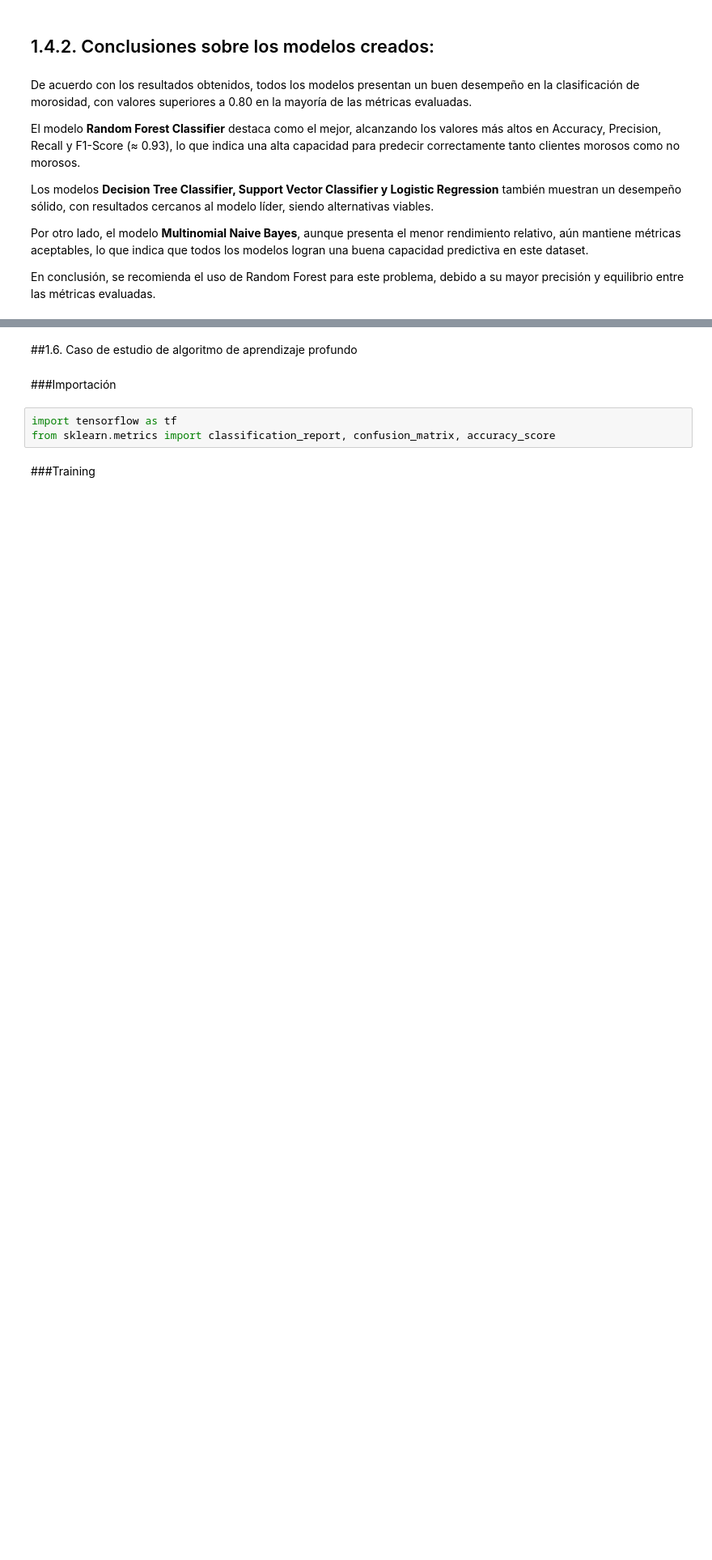
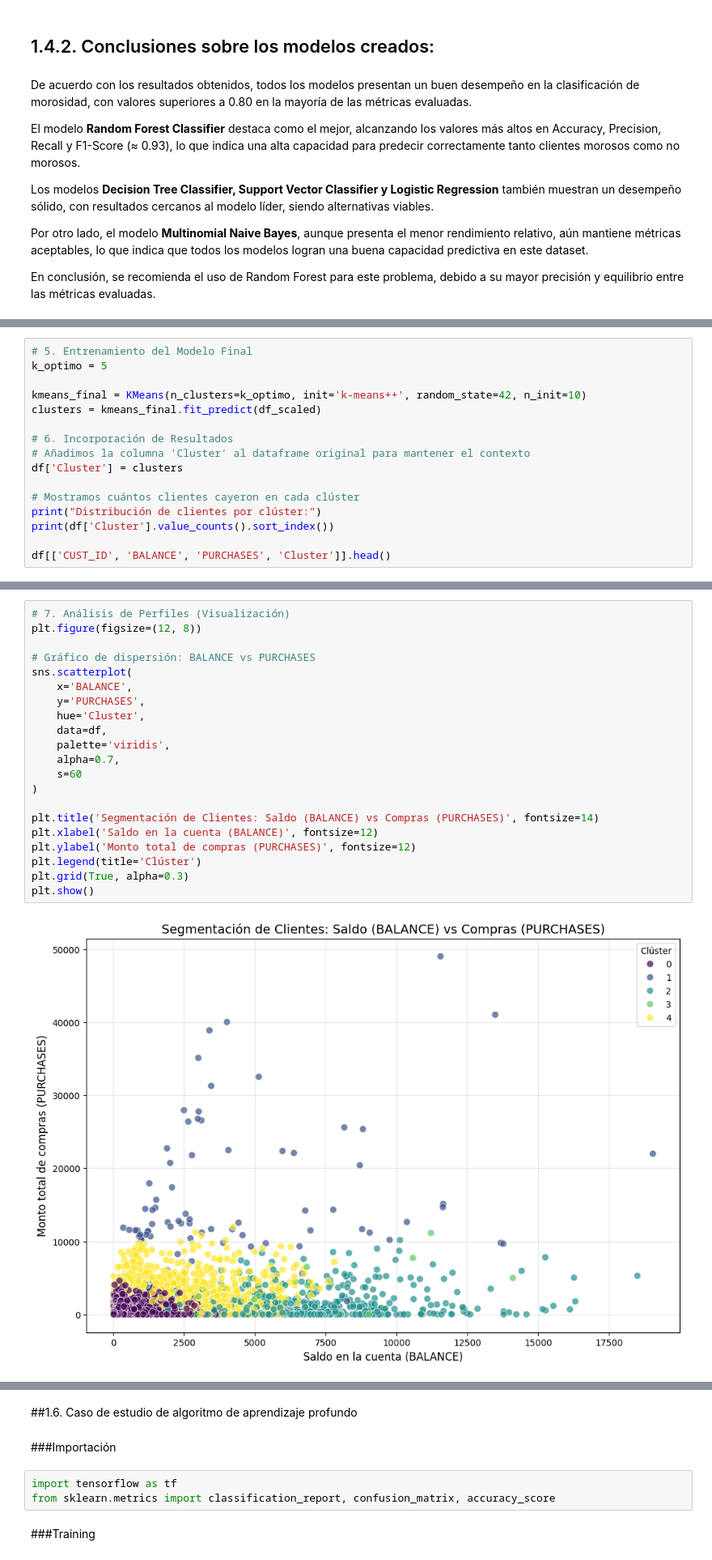
Before and after one commit to jossrc/TP_AnalItica_Datos_Sistemas_Predictivos, a Jupyter notebook: TF_Analitica_de_Datos_y_SP.ipynb, the cells around one changed output, grey strips where cells are left out. Shown at 81% size. Cells and saved outputs as stored; diff of their text form; blank space fills up the shorter version.

```diff
--- a/TF_Analitica_de_Datos_y_SP.ipynb
+++ b/TF_Analitica_de_Datos_y_SP.ipynb
@@ -511,0 +623,16 @@ En conclusión, se recomienda el uso de Random Forest para este problema, debido
+# %%
+# 5. Entrenamiento del Modelo Final
+k_optimo = 5
+
+kmeans_final = KMeans(n_clusters=k_optimo, init='k-means++', random_state=42, n_init=10)
+clusters = kmeans_final.fit_predict(df_scaled)
+
+# 6. Incorporación de Resultados
+# Añadimos la columna 'Cluster' al dataframe original para mantener el contexto
+df['Cluster'] = clusters
+
+# Mostramos cuántos clientes cayeron en cada clúster
+print("Distribución de clientes por clúster:")
+print(df['Cluster'].value_counts().sort_index())
+
+df[['CUST_ID', 'BALANCE', 'PURCHASES', 'Cluster']].head()
@@ -511,0 +656,23 @@ En conclusión, se recomienda el uso de Random Forest para este problema, debido
+# %%
+# 7. Análisis de Perfiles (Visualización)
+plt.figure(figsize=(12, 8))
+
+# Gráfico de dispersión: BALANCE vs PURCHASES
+sns.scatterplot(
+    x='BALANCE',
+    y='PURCHASES',
+    hue='Cluster',
+    data=df,
+    palette='viridis',
+    alpha=0.7,
+    s=60
+)
+
+plt.title('Segmentación de Clientes: Saldo (BALANCE) vs Compras (PURCHASES)', fontsize=14)
+plt.xlabel('Saldo en la cuenta (BALANCE)', fontsize=12)
+plt.ylabel('Monto total de compras (PURCHASES)', fontsize=12)
+plt.legend(title='Clúster')
+plt.grid(True, alpha=0.3)
+plt.show()
+# %% [output]
+[figure, added]
```
Also changed, not shown: parts of 15 cells of this notebook.
